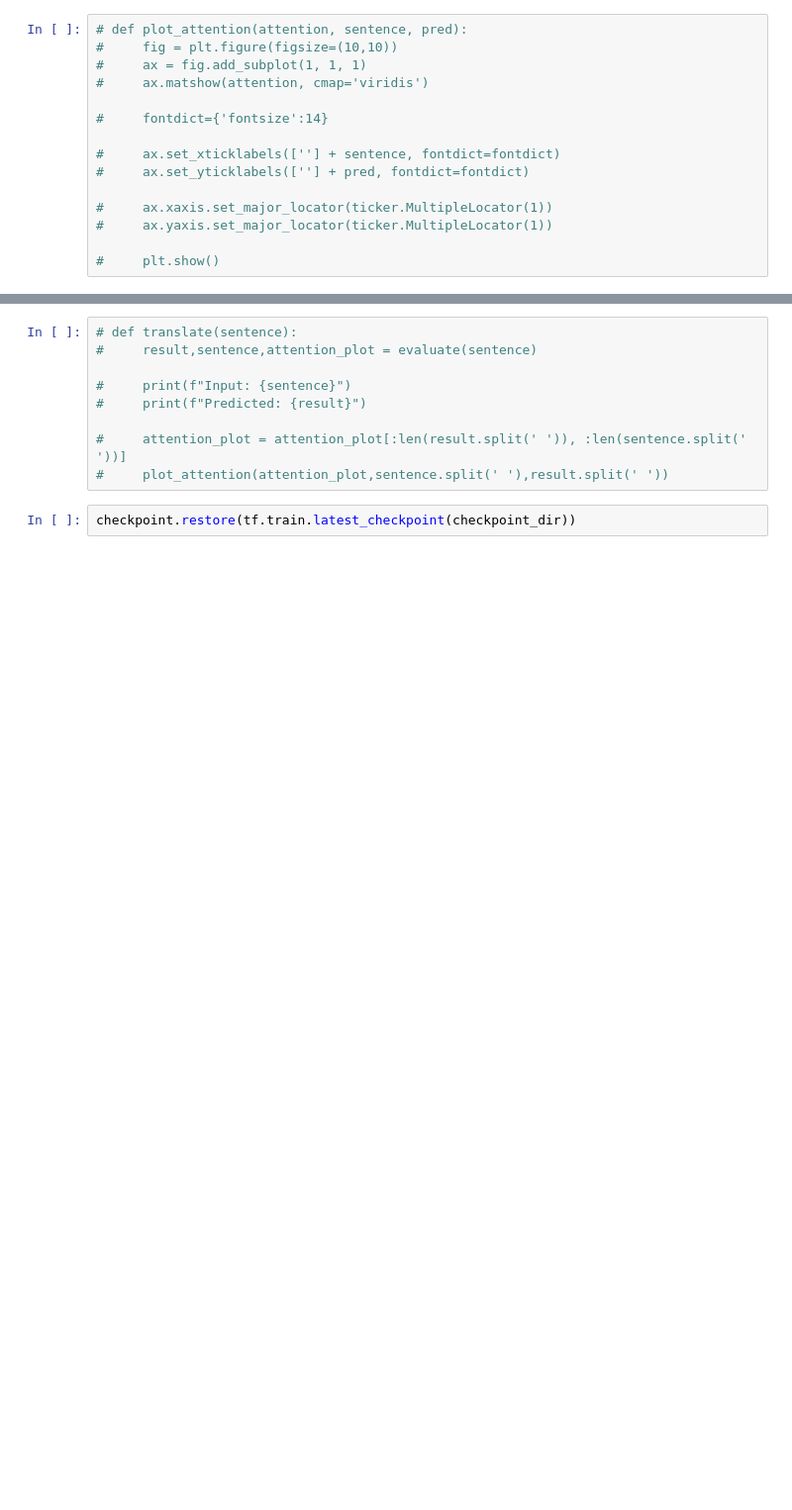
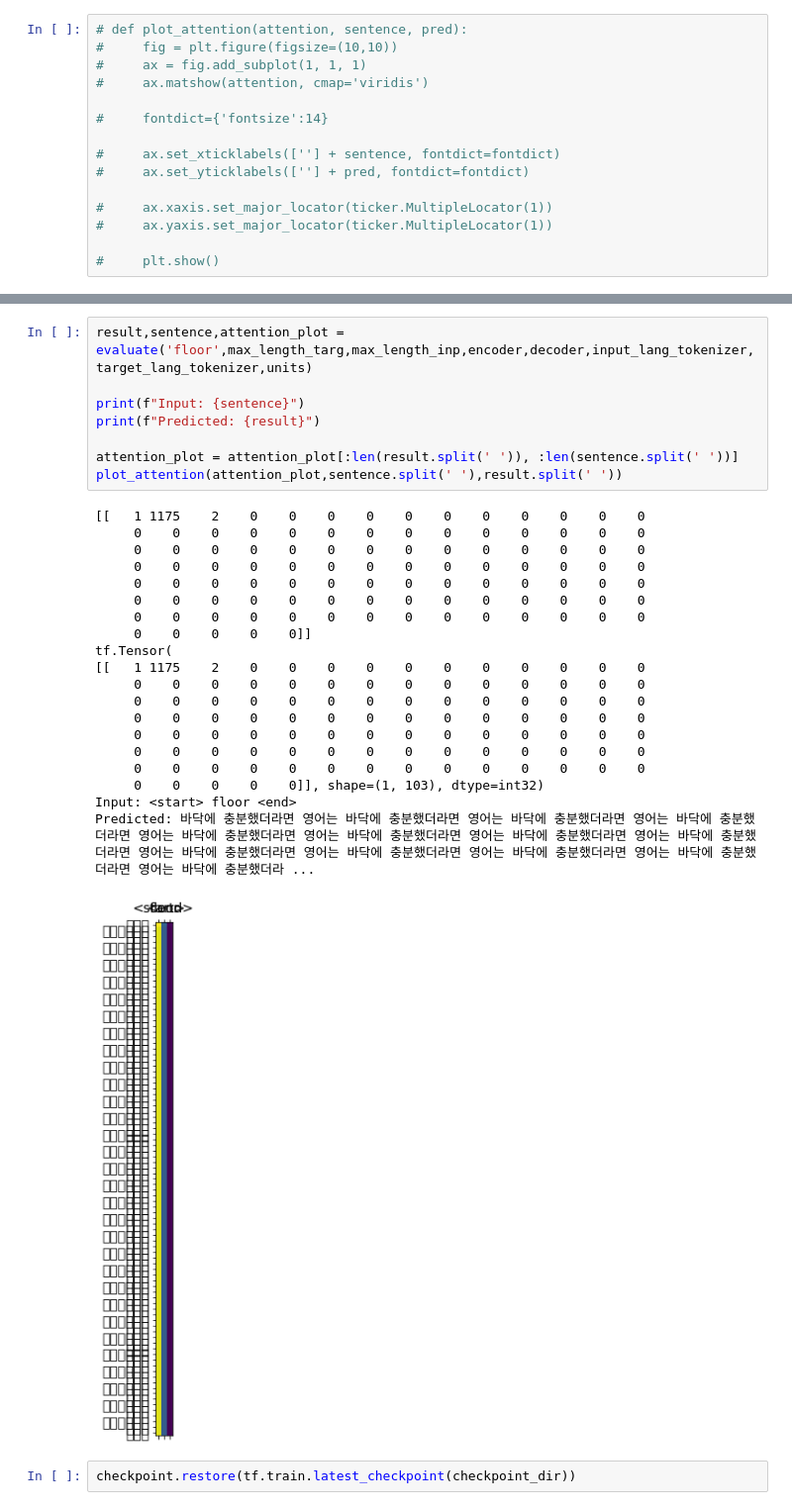
Before and after one commit to virsagothethird/Korean-English-translator, a Jupyter notebook: Untitled.ipynb, the cells around one changed output, grey strips where cells are left out. Shown: that part at 99% size. Drawn from its saved outputs; the diff is of its cells as text; blank space fills up the shorter version.

```diff
--- a/Untitled.ipynb
+++ b/Untitled.ipynb
@@ -440,12 +476,32 @@ input_lang_tokenizer.word_index
 # %%
-# def translate(sentence):
-#     result,sentence,attention_plot = evaluate(sentence)
+result,sentence,attention_plot = evaluate('floor',max_length_targ,max_length_inp,encoder,decoder,input_lang_tokenizer,target_lang_tokenizer,units)
 
-#     print(f"Input: {sentence}")
-#     print(f"Predicted: {result}")
+print(f"Input: {sentence}")
+print(f"Predicted: {result}")
 
-#     attention_plot = attention_plot[:len(result.split(' ')), :len(sentence.split(' '))]
-#     plot_attention(attention_plot,sentence.split(' '),result.split(' '))
+attention_plot = attention_plot[:len(result.split(' ')), :len(sentence.split(' '))]
+plot_attention(attention_plot,sentence.split(' '),result.split(' '))
+# %% [output]
+[[   1 1175    2    0    0    0    0    0    0    0    0    0    0    0
+     0    0    0    0    0    0    0    0    0    0    0    0    0    0
+     0    0    0    0    0    0    0    0    0    0    0    0    0    0
+     0    0    0    0    0    0    0    0    0    0    0    0    0    0
+     0    0    0    0    0    0    0    0    0    0    0    0    0    0
+     0    0    0    0    0    0    0    0    0    0    0    0    0    0
+     0    0    0    0    0    0    0    0    0    0    0    0    0    0
+     0    0    0    0    0]]
+tf.Tensor(
+[[   1 1175    2    0    0    0    0    0    0    0    0    0    0    0
+     0    0    0    0    0    0    0    0    0    0    0    0    0    0
+     0    0    0    0    0    0    0    0    0    0    0    0    0    0
+     0    0    0    0    0    0    0    0    0    0    0    0    0    0
+     0    0    0    0    0    0    0    0    0    0    0    0    0    0
+     0    0    0    0    0    0    0    0    0    0    0    0    0    0
+     0    0    0    0    0    0    0    0    0    0    0    0    0    0
+     0    0    0    0    0]], shape=(1, 103), dtype=int32)
+Input: <start> floor <end>
+Predicted: 바닥에 충분했더라면 영어는 바닥에 충분했더라면 영어는 바닥에 충분했더라면 영어는 바닥에 충분했더라면 영어는 바닥에 충분했더라면 영어는 바닥에 충분했더라면 영어는 바닥에 충분했더라면 영어는 바닥에 충분했더라면 영어는 바닥에 충분했더라면 영어는 바닥에 충분했더라면 영어는 바닥에 충분했더라면 영어는 바닥에 충분했더라면 영어는 바닥에 충분했더라 ...
+[figure, added]
 # %%
 checkpoint.restore(tf.train.latest_checkpoint(checkpoint_dir))
 # %%
```
Also changed, not shown: parts of 15 cells of this notebook, 1 other file.
